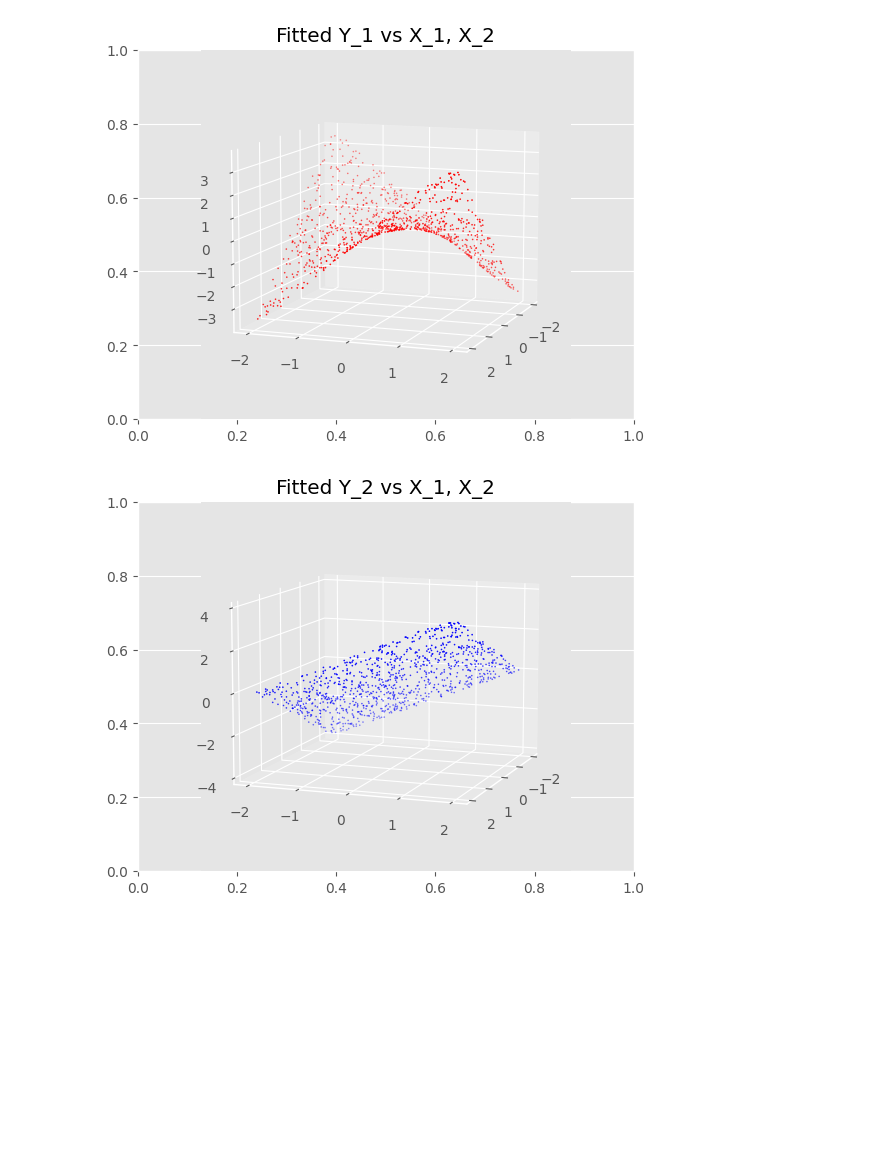
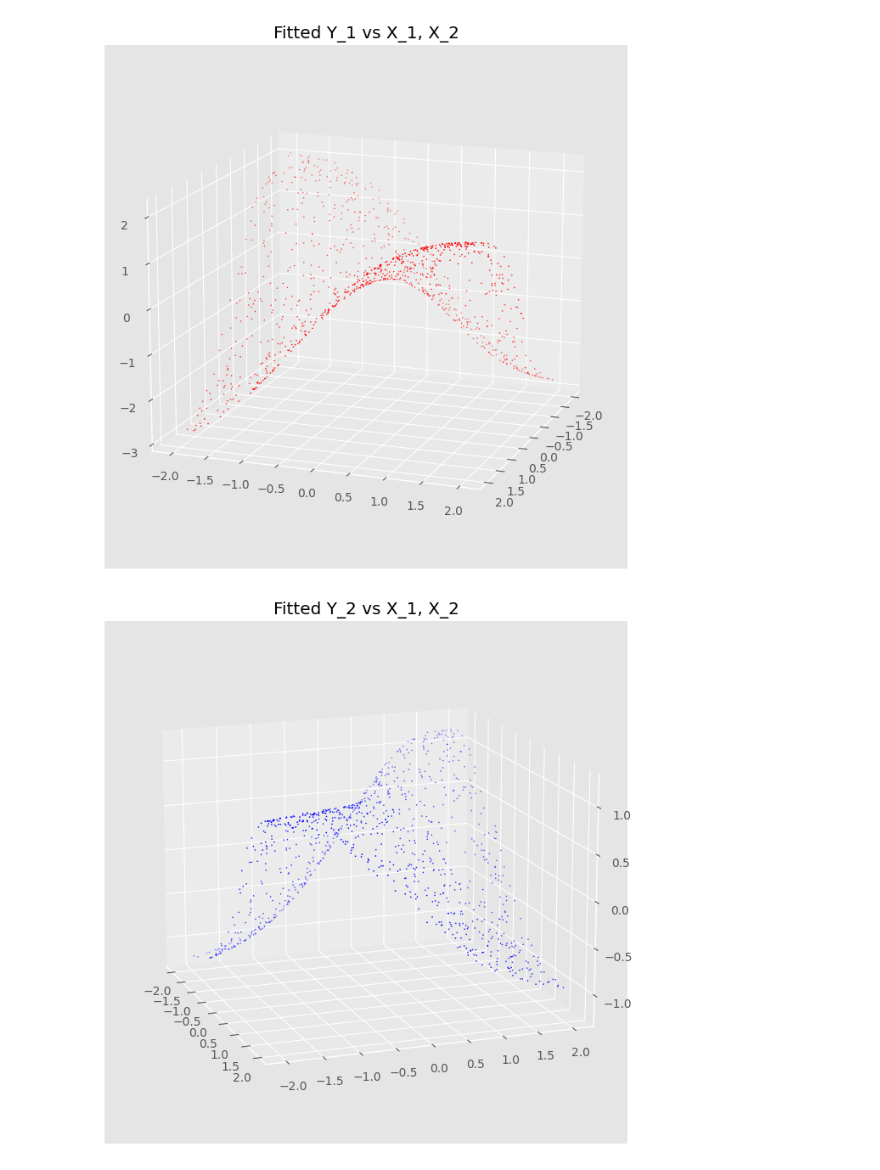
Before and after one commit to morganhawkins/NeuralNetwork, a Jupyter notebook: test_library.ipynb, the cells around one changed output. Saved outputs shown, nothing was run; the diff lists cells and outputs as text; code cells hidden in the pictures; blank space fills up the shorter version.

```diff
--- a/test_library.ipynb
+++ b/test_library.ipynb
@@ -27,5 +47,5 @@ test_net = network(test_net_layers)
 
 x = np.random.uniform(-2,2,(1000,2))
 
-y = np.array([[s[0]*s[1], s[0] + s[1]] for s in x])
+y = np.array([[s[0]*s[1] , np.cos(s[0] + s[1])] for s in x])
 # %%
@@ -52,7 +74,10 @@ plt.show()
 # %%
 start = time()
 
-test_net.minibatch_fit(x, y, batch_size = 1000, epochs = 10000)
+test_net.minibatch_fit(x, y, batch_size = 200, epochs = 500, learn_coef = .3)
+
+test_net.minibatch_fit(x, y, batch_size = 1000, epochs = 500, learn_coef = .1)
+
 
 end = time()
 print("\n\n train time:", round(end-start, 2), "sec")
@@ -85,23 +110,23 @@ y_test = np.array([[s[0]*s[1], s[0] + s[1]] for s in x])
 
 y_test_fitted = np.array([test_net.predict(x)  for x in x_test  ])
 # %%
+plt.figure(figsize=(8,8))
+ax = plt.axes(projection = "3d")
 plt.title("Fitted Y_1 vs X_1, X_2")
-
-ax = plt.axes(projection = "3d")
 
 ax.scatter(x_test[:,0], x_test[:,1], y_test_fitted[:,0], s = .5, color = 'r', label = 'y_1')
 
-ax.view_init(10, 20)
+ax.view_init(15, 20)
 plt.show()
 
-
+plt.figure(figsize=(8,8))
+ax = plt.axes(projection = "3d")
 plt.title("Fitted Y_2 vs X_1, X_2")
-ax = plt.axes(projection = "3d")
 
 ax.scatter(x_test[:,0], x_test[:,1], y_test_fitted[:,1], s = .5, color = 'b', label = "y_2")
 
-ax.view_init(10, 20)
+ax.view_init(15, -20)
 plt.show()
 # %% [output]
-[figure, old version]
+[figure, new version]
-[figure, old version]
+[figure, new version]
```
Also changed, not shown: parts of 4 cells of this notebook, 5 other files.
